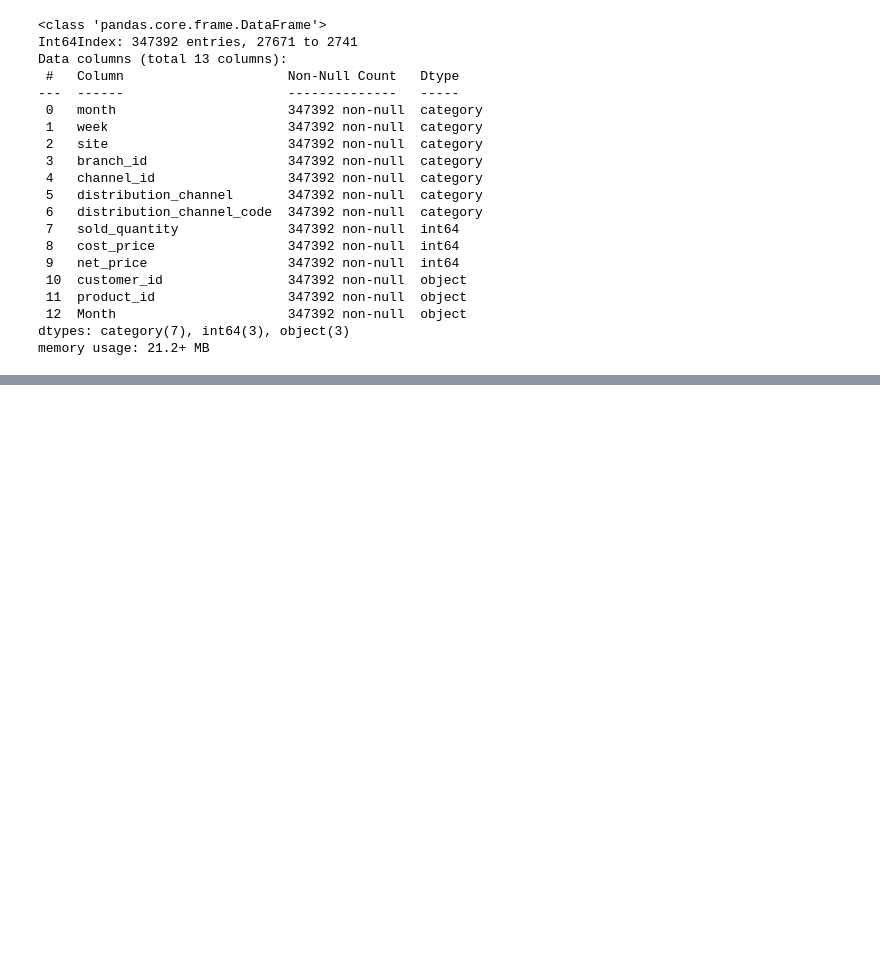
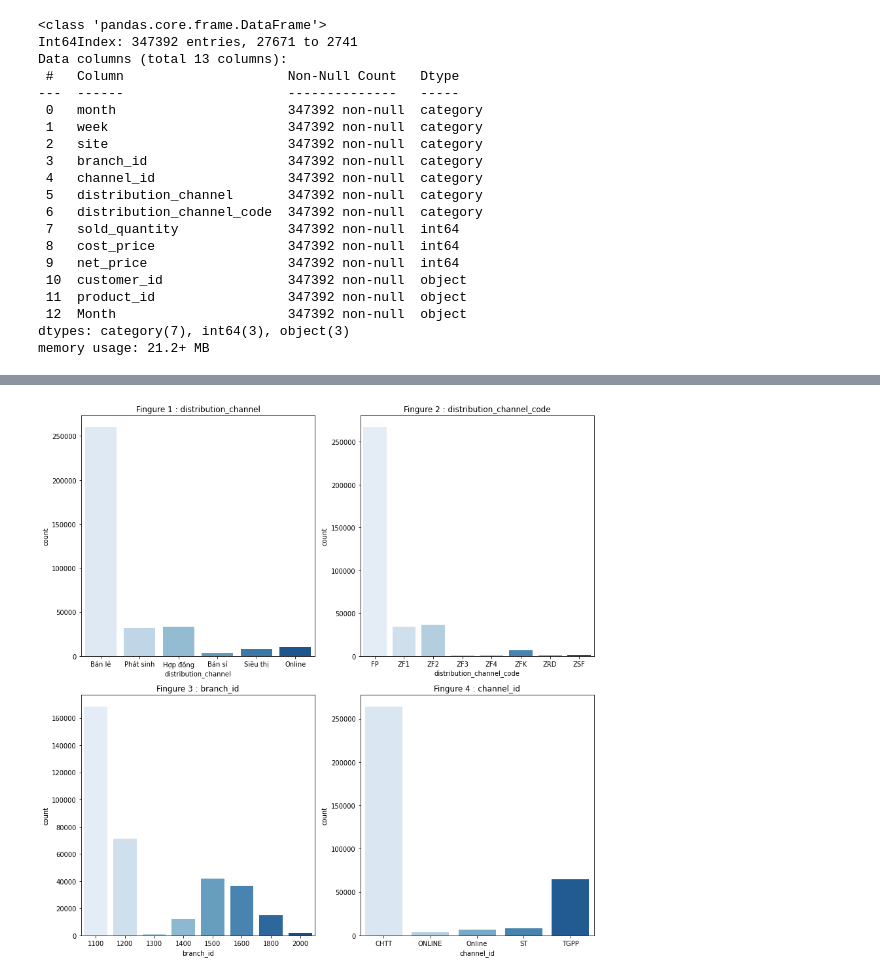
Before and after one commit to Amature123/sale_inv, a Jupyter notebook: Sale.ipynb, the cells around one changed output, grey strips where cells are left out. Saved outputs shown, nothing was run; the diff lists cells and outputs as text; code cells hidden in the pictures; blank space fills up the shorter version.

```diff
--- a/Sale.ipynb
+++ b/Sale.ipynb
@@ -116,0 +227,14 @@ Name: week, dtype: int64
+# %%
+fig1 , ax1 = plt.subplots(2,2,figsize=(12,12))
+iduntknow=['distribution_channel','distribution_channel_code','branch_id','channel_id']
+for j in range(0,2):
+    for c in range(0,2):
+        i=j*2+c
+        if i < len(iduntknow):
+            ax_i=ax1[j,c]
+            sns.countplot(data=train_sale_set,x=iduntknow[i],palette='Blues',ax=ax_i)
+            ax_i.set_title(f"Fingure {i+1} : {iduntknow[i]}")
+plt.tight_layout()
+plt.show()
+# %% [output]
+[figure, added]
```
Also changed, not shown: parts of 14 cells of this notebook.
